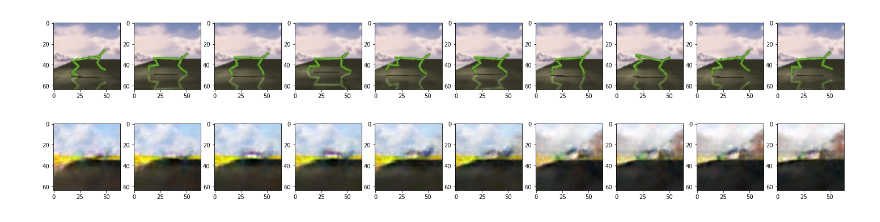
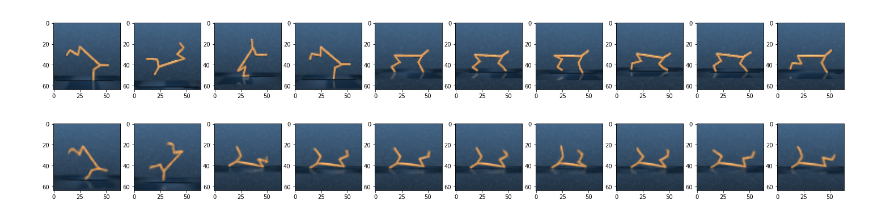
Before and after one commit to janwithb/thesis, a Jupyter notebook: documentation/rssm_predictions.ipynb, the cells around one changed output. Cells and saved outputs as stored; diff of their text form; code cells hidden in the pictures.

```diff
--- a/documentation/rssm_predictions.ipynb
+++ b/documentation/rssm_predictions.ipynb
@@ -36,8 +36,8 @@ def save_video_as_gif(frames):
     anim.save('video_prediction.gif', writer='imagemagick')
 # %%
 args = {
-    'train_args_dir': '/Users/jan/Development/Projects/thesis/output/cheetah-run-2021-05-09-19-54-59/config/args.json',
-    'load_model_dir': '/Users/jan/Development/Projects/thesis/output/cheetah-run-2021-05-09-19-54-59/model/model_final',
+    'train_args_dir': '/Users/jan/Development/Projects/thesis/output/cheetah-run-2021-04-24-23-22-53/config/args.json',
+    'load_model_dir': '/Users/jan/Development/Projects/thesis/output/cheetah-run-2021-04-24-23-22-53/model/model_final',
     'video_length': 100
 }
 
@@ -95,7 +95,7 @@ algorithm.load_model(args.load_model_dir)
 
 obs = env.reset()
 # starting_point = torch.randint(1000 // args.action_repeat - args.video_length, (1,)).item()
-starting_point = 5
+starting_point = 200
 for _ in range(starting_point):
     action = algorithm.agent.get_action(obs)
     obs, _, _, _ = env.step(action)
@@ -117,31 +117,31 @@ frames = []
 for i in range(args.video_length + 1):
     # action is selected same as training time (closed-loop)
     #action = algorithm.agent.get_action(obs)
     action = env.action_space.sample()
     obs, _, _, _ = env.step(action)
 
     # update state and reconstruct observation with same action
     action = torch.as_tensor(action, device=device).unsqueeze(0)
     with torch.no_grad():
         state_prior, rnn_hidden = algorithm.rssm.prior(state, action, rnn_hidden)
         state = state_prior.sample()
         predicted_obs = algorithm.observation_decoder(state, rnn_hidden)
 
     # plot
     if i % 10 == 0 and i != 0:
         fig.add_subplot(rows, columns, int(i / 10))
         plt.imshow(np.moveaxis(obs + 0.5, 0, -1).clip(0.0, 1.0))
         fig.add_subplot(rows, columns, int(i / 10) + 10)
         plt.imshow((predicted_obs.squeeze(0).transpose(0, 1).transpose(1, 2) + 0.5).clip(0.0, 1.0))
 
     # arrange GT frame and predicted frame in parallel
     frame[:, :, :64] = obs
     frame[:, :, 64:] = predicted_obs.squeeze().cpu().numpy()
     frame = np.moveaxis(frame, 0, -1)
     frames.append((frame + 0.5).clip(0.0, 1.0))
     frame = np.zeros((3, 64, 128))
 plt.show()
 
 # save_video_as_gif(frames)
 # %% [output]
-[figure, old version]
+[figure, new version]
```
Also changed, not shown: 3 other files.
